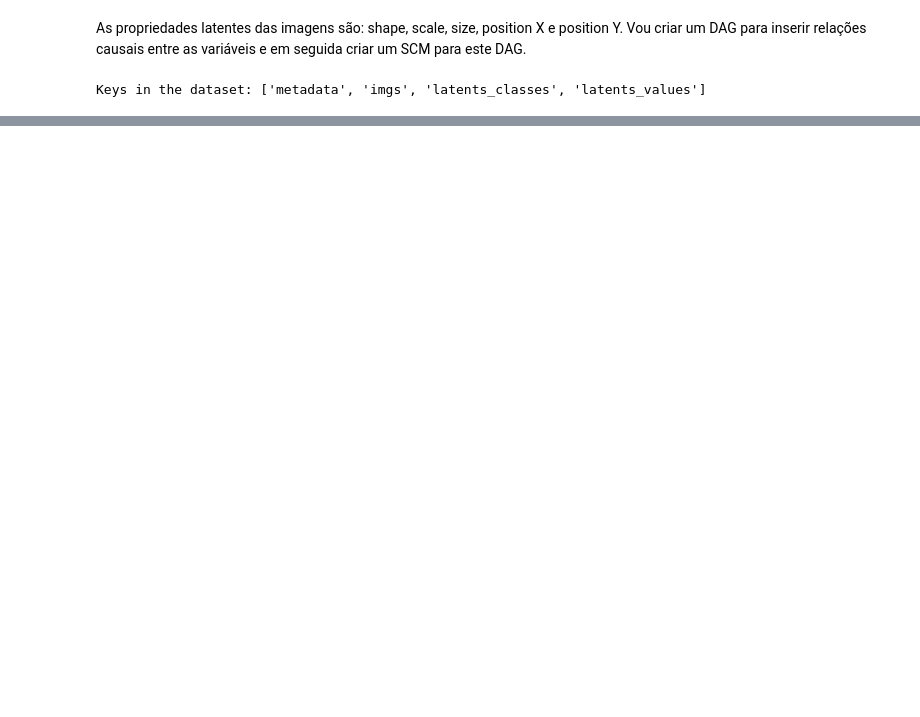
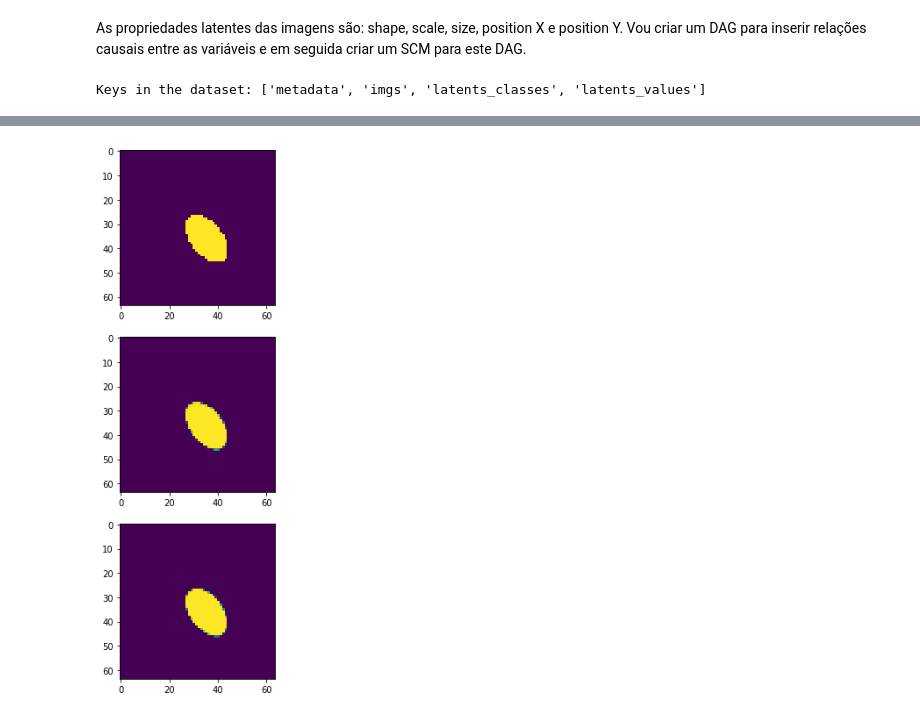
Before and after one commit to GiovaniValdrighi/inferencia_causal, a Jupyter notebook: vae.ipynb, the cells around one changed output, grey strips where cells are left out. Cells and saved outputs as stored; diff of their text form; code cells hidden in the pictures; blank space fills up the shorter version.

```diff
--- a/vae.ipynb
+++ b/vae.ipynb
@@ -269,0 +310,3 @@ epoch: 4 average training loss: 34487705.431640625
+# %%
+def get_img_att(color, shape, scale, orientation, posX, posY):
+  return (color - 1)*3*6*40*32*32 + (shape - 1)*6*40*32*32 + (scale -1)*40*32*32 + (orientation - 1)*32*32 + (posX - 1)*32 + posY
@@ -269,0 +322,4 @@ epoch: 4 average training loss: 34487705.431640625
+# %%
+run_img_vae(imgs[get_img_att(1, 2, 5, 15, 20, 20)], latents_classes[get_img_att(1, 2, 5, 15, 20, 20)], num = 3)
+# %% [output]
+[figure, added]
```
Also changed, not shown: parts of 18 cells of this notebook.
